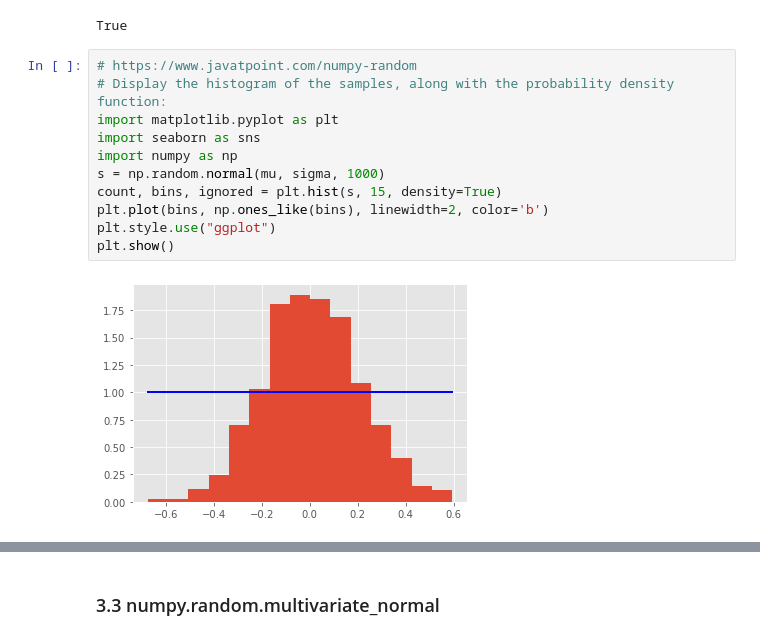
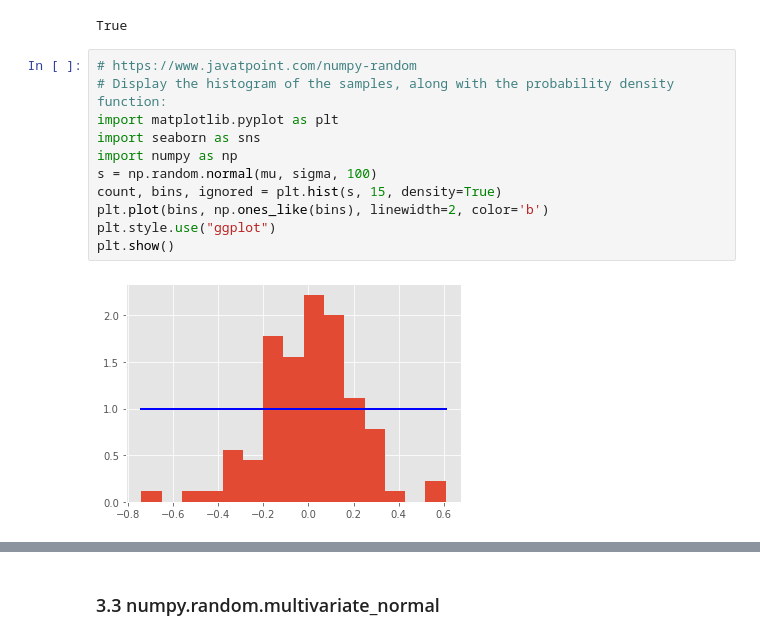
Before and after one commit to Samjean2020/progda-assignment2020, a Jupyter notebook: AssignmentPDA2020.py-checkpoint.ipynb, the cells around one changed output, grey strips where cells are left out. Cells and saved outputs as stored; diff of their text form.

```diff
--- a/AssignmentPDA2020.py-checkpoint.ipynb
+++ b/AssignmentPDA2020.py-checkpoint.ipynb
@@ -464,16 +470,16 @@ True
 # %%
 # https://www.javatpoint.com/numpy-random
 # Display the histogram of the samples, along with the probability density function:
 import matplotlib.pyplot as plt
 import seaborn as sns
 import numpy as np
-s = np.random.normal(mu, sigma, 1000)
+s = np.random.normal(mu, sigma, 100)
 count, bins, ignored = plt.hist(s, 15, density=True)
 plt.plot(bins, np.ones_like(bins), linewidth=2, color='b')
 plt.style.use("ggplot")
 plt.show()
 # %% [output]
-[figure, old version]
+[figure, new version]
 # %% [markdown]
 <cr>
 # %% [markdown]
```
Also changed, not shown: parts of 26 cells of this notebook.
